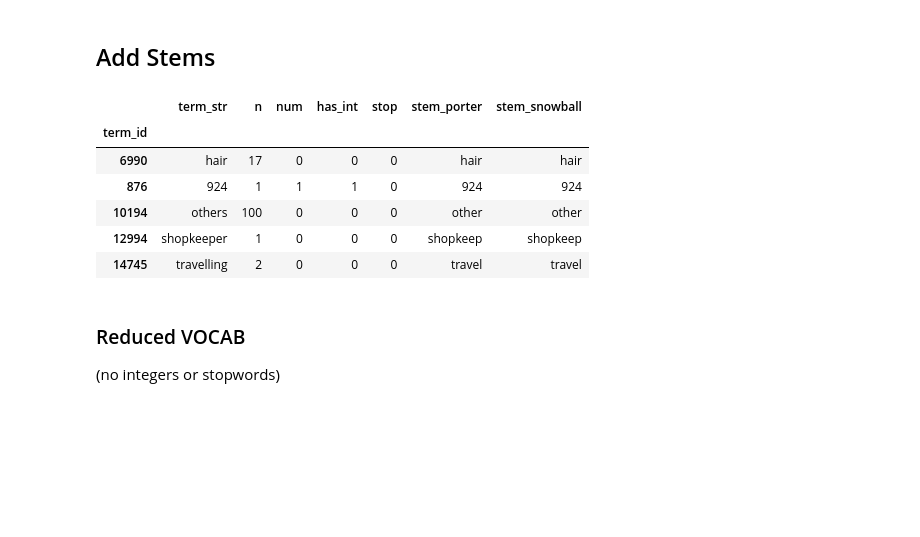
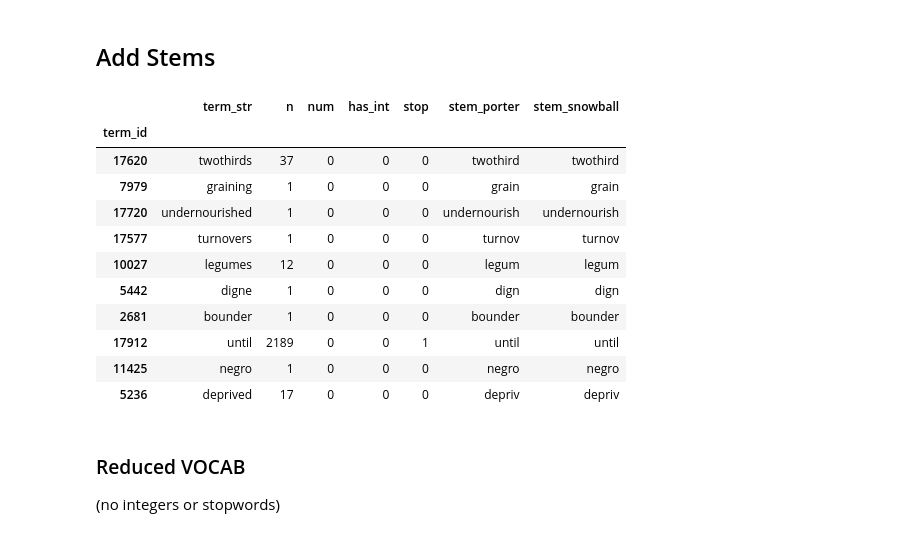
Before and after one commit to brigittehogan/Cookbook-Analytics, a Jupyter notebook: Cookbooks.ipynb, the cells around one changed output. Drawn from its saved outputs; the diff is of its cells as text; code cells hidden in the pictures; blank space fills up the shorter version.

```diff
--- a/Cookbooks.ipynb
+++ b/Cookbooks.ipynb
@@ -416,2 +605,0 @@ epubList_B
-# %%
-epub_list = epubList_B
@@ -431,7 +627,7 @@ epub_list
 # %% [markdown]
 # Get LIB and DOC Tables
 # %%
-LIB, DOC = acquire_epubs(epub_list)
+LIB, DOC = acquire_epubs(epub_list, showChap=False, showRecipe=False)
 # %% [output]
 BOOK ID:    54568
 BOOK INFO: Boland (1893) - A Handbook of Invalid Cooking
@@ -611,15 +792,20 @@ VOCAB['stem_snowball'] = VOCAB.term_str.apply(stemmer2.stem)
 # %%
 VOCAB = VOCAB.sort_values(by=['n'], ascending=False)
 # %%
-VOCAB.sample(5)
+VOCAB.sample(10)
 # %% [output]
 |  | term_str | n | num | has_int | stop | stem_porter | stem_snowball |
 | term_id |  |  |  |  |  |  |  |
-| 6990 | hair | 17 | 0 | 0 | 0 | hair | hair |
-| 876 | 924 | 1 | 1 | 1 | 0 | 924 | 924 |
-| 10194 | others | 100 | 0 | 0 | 0 | other | other |
-| 12994 | shopkeeper | 1 | 0 | 0 | 0 | shopkeep | shopkeep |
-| 14745 | travelling | 2 | 0 | 0 | 0 | travel | travel |
+| 17620 | twothirds | 37 | 0 | 0 | 0 | twothird | twothird |
+| 7979 | graining | 1 | 0 | 0 | 0 | grain | grain |
+| 17720 | undernourished | 1 | 0 | 0 | 0 | undernourish | undernourish |
+| 17577 | turnovers | 1 | 0 | 0 | 0 | turnov | turnov |
+| 10027 | legumes | 12 | 0 | 0 | 0 | legum | legum |
+| 5442 | digne | 1 | 0 | 0 | 0 | dign | dign |
+| 2681 | bounder | 1 | 0 | 0 | 0 | bounder | bounder |
+| 17912 | until | 2189 | 0 | 0 | 1 | until | until |
+| 11425 | negro | 1 | 0 | 0 | 0 | negro | negro |
+| 5236 | deprived | 17 | 0 | 0 | 0 | depriv | depriv |
 # %% [markdown]
 ### Reduced VOCAB
 (no integers or stopwords)
```
Also changed, not shown: parts of 40 cells of this notebook.
